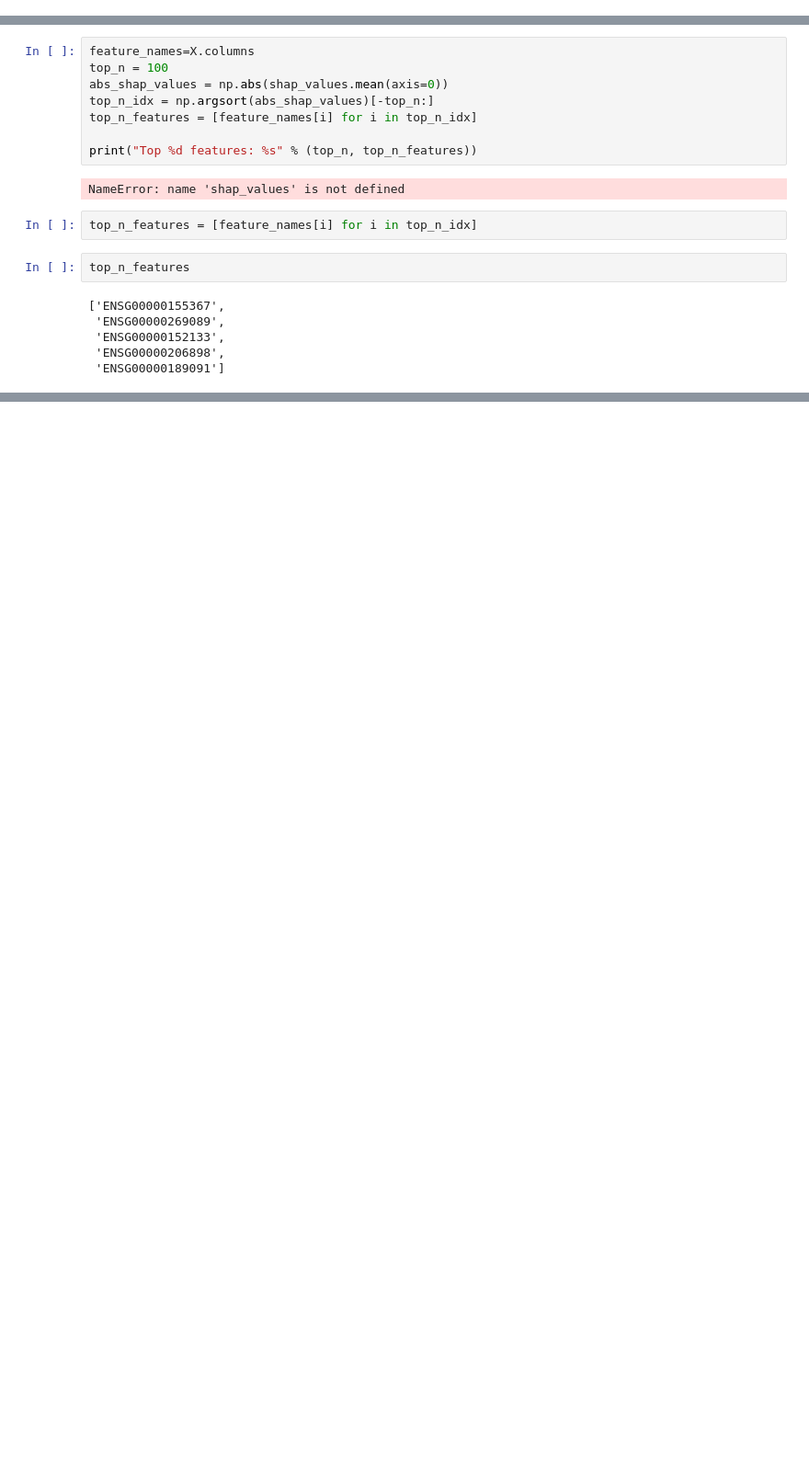
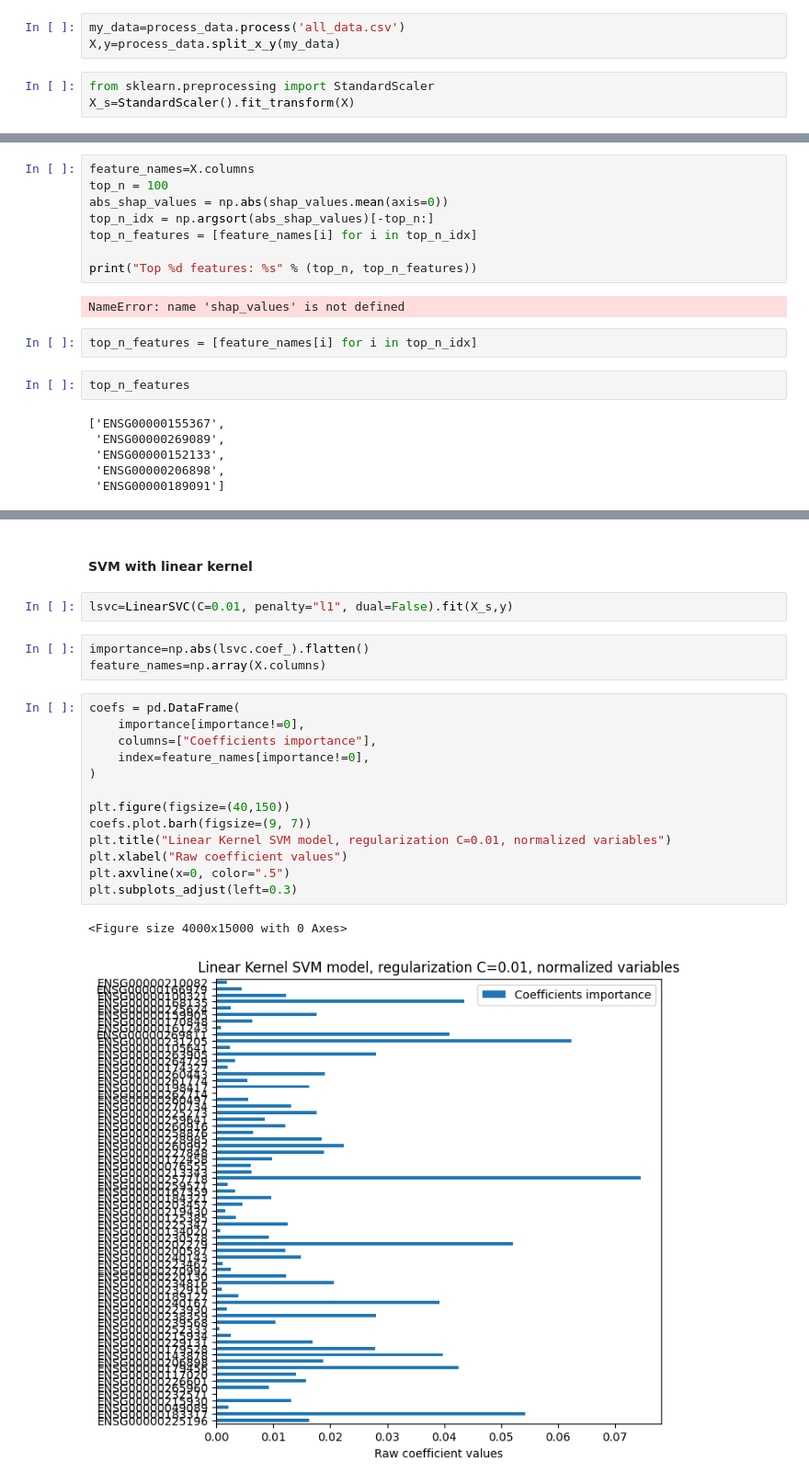
Before and after one commit to Syrinechen/Myeloma-project-draft, a Jupyter notebook: feature_extraction.ipynb, the cells around one changed output, grey strips where cells are left out. Shown at 92% size. Drawn from its saved outputs; the diff is of its cells as text; blank space fills up the shorter version.

```diff
--- a/feature_extraction.ipynb
+++ b/feature_extraction.ipynb
@@ -17,3 +11,9 @@ X=my_data.drop(['MRD Response'],axis=1)
+# %%
+my_data=process_data.process('all_data.csv')
+X,y=process_data.split_x_y(my_data)
+# %%
+from sklearn.preprocessing import StandardScaler
+X_s=StandardScaler().fit_transform(X)
 # %% [markdown]
 ### XGboost & shap values
 # %%
@@ -66,0 +79,23 @@ top_n_features
+# %% [markdown]
+#### SVM with linear kernel
+# %%
+lsvc=LinearSVC(C=0.01, penalty="l1", dual=False).fit(X_s,y)
+# %%
+importance=np.abs(lsvc.coef_).flatten()
+feature_names=np.array(X.columns)
+# %%
+coefs = pd.DataFrame(
+    importance[importance!=0],
+    columns=["Coefficients importance"],
+    index=feature_names[importance!=0],
+)
+
+plt.figure(figsize=(40,150))
+coefs.plot.barh(figsize=(9, 7))
+plt.title("Linear Kernel SVM model, regularization C=0.01, normalized variables")
+plt.xlabel("Raw coefficient values")
+plt.axvline(x=0, color=".5")
+plt.subplots_adjust(left=0.3)
+# %% [output]
+<Figure size 4000x15000 with 0 Axes>
+[figure, added]
```
Also changed, not shown: parts of 20 cells of this notebook, 2 other files.
